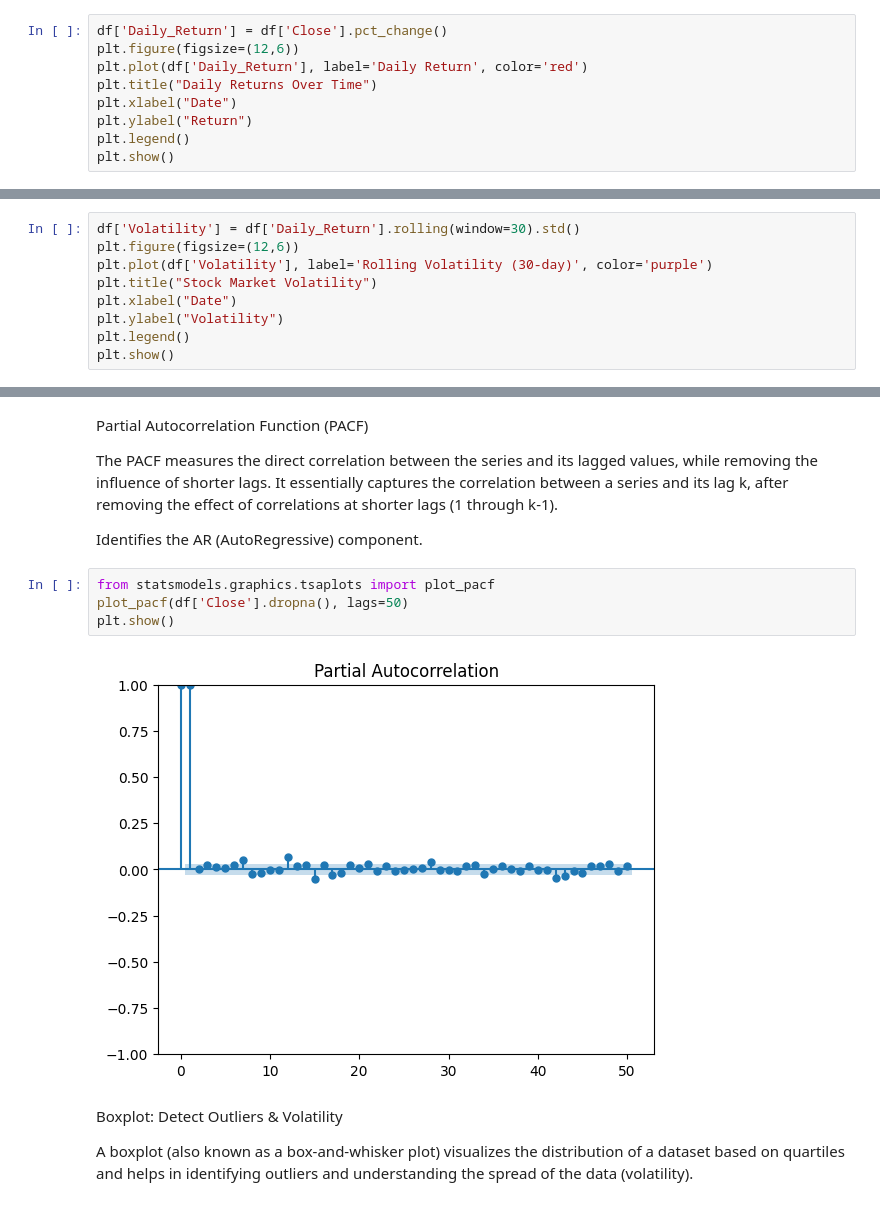
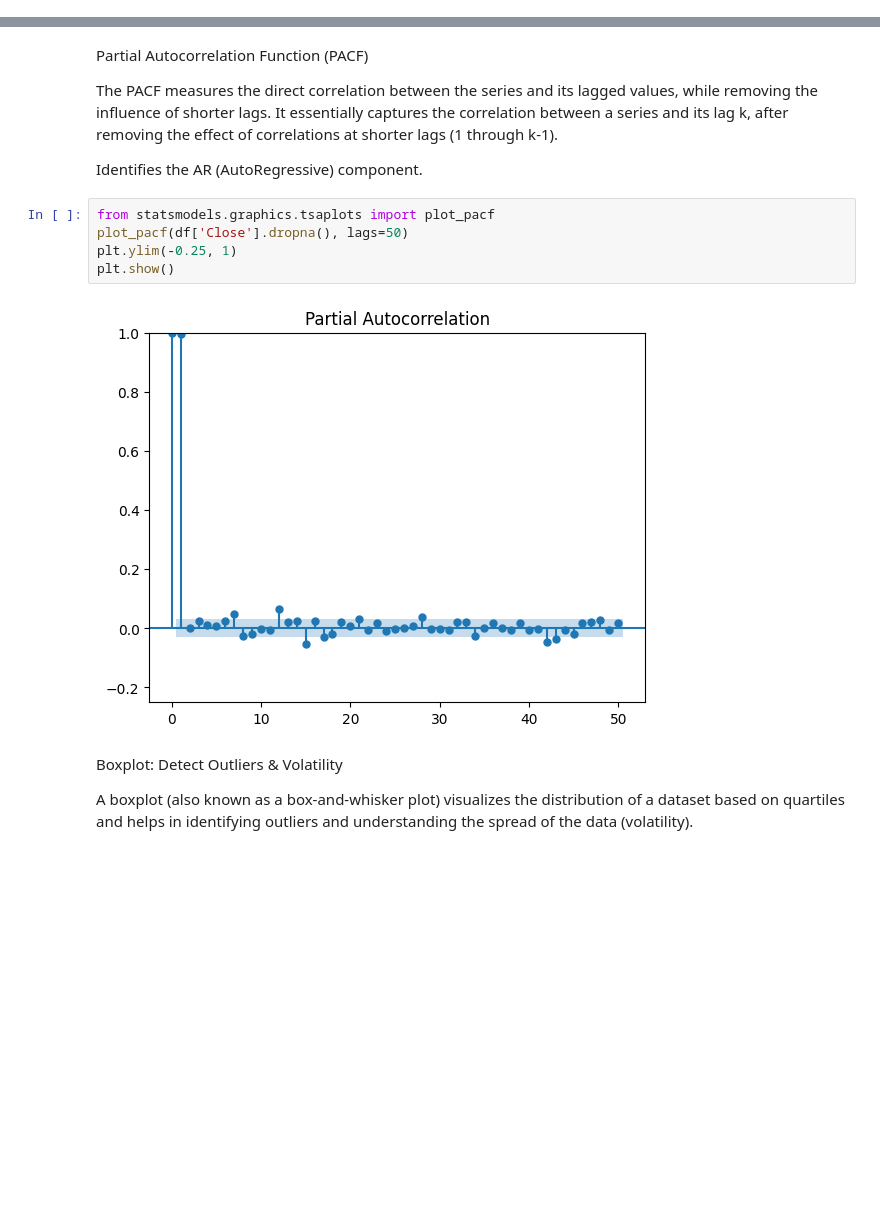
Before and after one commit to SATHEESH-D-M/Time-Series-Modelling, a Jupyter notebook: EDA/NTPC.ipynb, the cells around one changed output, grey strips where cells are left out. Cells and saved outputs as stored; diff of their text form; blank space fills up the shorter version.

```diff
--- a/EDA/NTPC.ipynb
+++ b/EDA/NTPC.ipynb
@@ -220,9 +201,0 @@ Consistently positive returns → Bullish trend, strong uptrend.
-# %%
-df['Daily_Return'] = df['Close'].pct_change()
-plt.figure(figsize=(12,6))
-plt.plot(df['Daily_Return'], label='Daily Return', color='red')
-plt.title("Daily Returns Over Time")
-plt.xlabel("Date")
-plt.ylabel("Return")
-plt.legend()
-plt.show()
@@ -271,9 +201,0 @@ Low volatility → Stable market, predictable price movement
-# %%
-df['Volatility'] = df['Daily_Return'].rolling(window=30).std()
-plt.figure(figsize=(12,6))
-plt.plot(df['Volatility'], label='Rolling Volatility (30-day)', color='purple')
-plt.title("Stock Market Volatility")
-plt.xlabel("Date")
-plt.ylabel("Volatility")
-plt.legend()
-plt.show()
@@ -314,9 +234,10 @@ Identifies the AR (AutoRegressive) component.
 # %%
 from statsmodels.graphics.tsaplots import plot_pacf
 plot_pacf(df['Close'].dropna(), lags=50)
+plt.ylim(-0.25, 1)
 plt.show()
 # %% [output]
-[figure, old version]
+[figure, new version]
 # %% [markdown]
 Boxplot: Detect Outliers & Volatility
 
```
Also changed, not shown: parts of 13 cells of this notebook.
